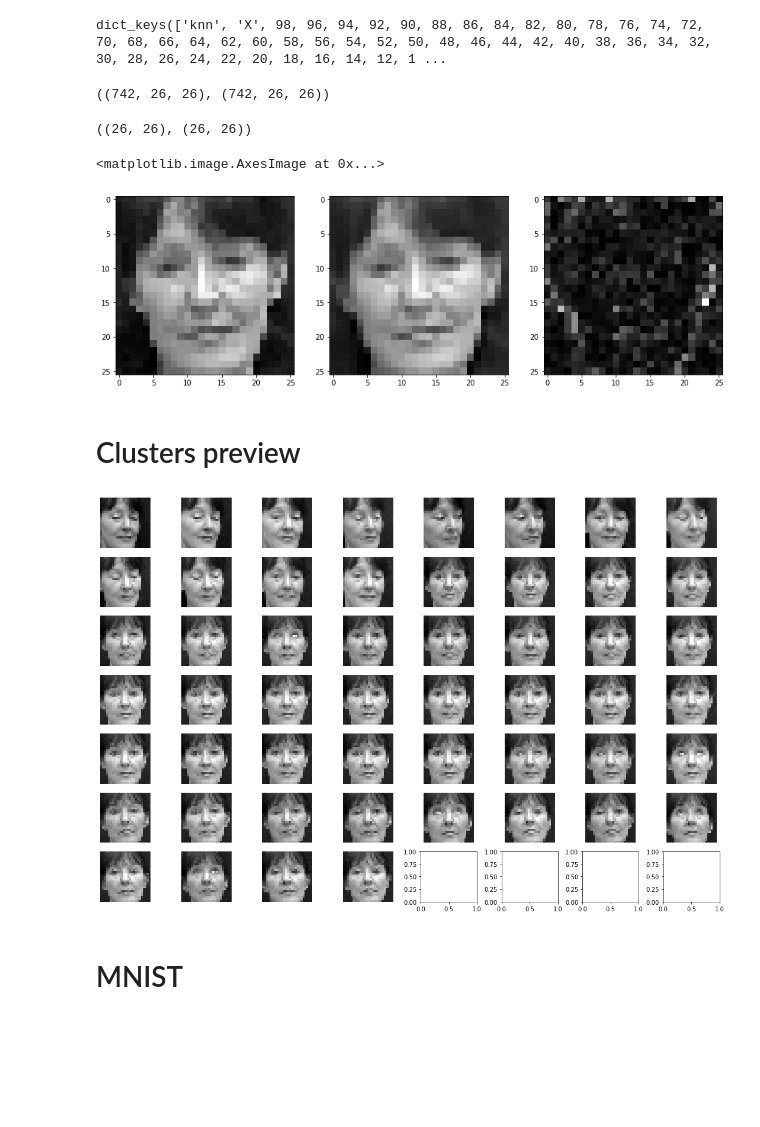
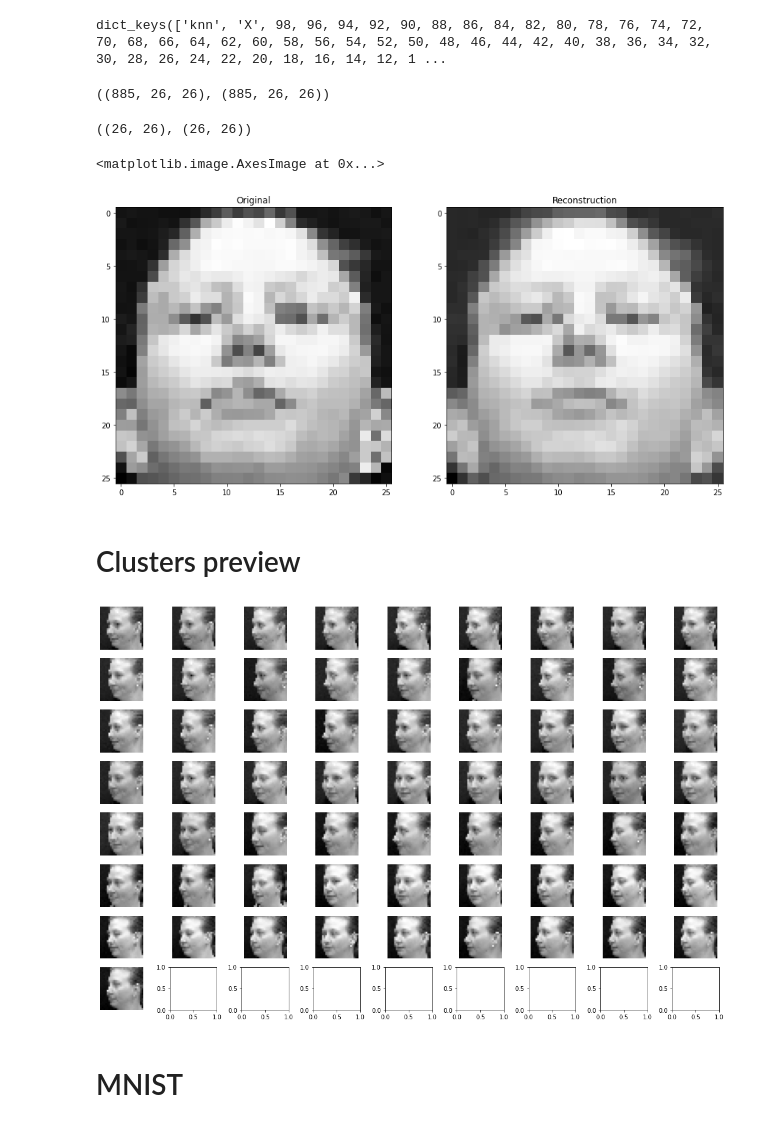
Before and after one commit to JunkyByte/ACDT, a Jupyter notebook: src/visual_saved.ipynb, the cells around one changed output. Cells and saved outputs as stored; diff of their text form; code cells hidden in the pictures; blank space fills up the shorter version.

```diff
--- a/src/visual_saved.ipynb
+++ b/src/visual_saved.ipynb
@@ -117,0 +89,36 @@ plt.show()
+# %%
+sizes = [16, 32]
+colors = ['r', 'g', 'b']
+for i, dd in enumerate(sizes):
+    with open('./saved/ckpt_bsds_%s.pickle' % dd, 'rb') as f:
+        x = pickle.load(f)
+    X = x['X']
+    x.keys()
+
+    errors = {}
+    for it in x.keys():
+        if it == 'knn' or it == 'X':
+            continue
+
+        e = []
+        C = x[it]['C']
+        for Ci in C:
+            F = Ci.F
+            P = np.dot(F, F.T)
+            samples = np.array(X[Ci.indices]).T
+            mean_pos = np.mean(samples, axis=1, keepdims=True)
+            s = samples - mean_pos
+
+            proj = np.dot(P, s)
+            e.append((s - proj)**2)
+        errors[it] = np.mean(np.concatenate(e, axis=1), axis=(0, 1))
+
+    plt.semilogy(list(errors.keys()), list(errors.values()), marker='o', color=colors[i], label='%s-dim' % dd)
+    ax = plt.gca()
+    plt.xticks(list(errors.keys())[1::2])
+    ax.yaxis.set_major_formatter(LogFormatterExponent())
+    plt.title("Natural Patches - MSRE vs N. Clusters", fontsize=18)
+    plt.xlabel('num clusters', fontsize=16)
+    plt.ylabel('log(MSRE)', fontsize=16)
+plt.legend(prop={'size': 18})
+plt.show()
@@ -152,7 +161,7 @@ ax3.imshow(np.clip(np.abs(p - s) * 255, 0, 255).astype(np.uint8), cmap='gray')
 # %% [markdown]
 # Preview VIDTIMIT reconstruction
 # %%
-subject = 0
+subject = 1
 with open('./saved/ckpt_vidtimit_%s.pickle' % subject, 'rb') as f:
     x = pickle.load(f)
 X = x['X']
@@ -160,7 +169,7 @@ x.keys()
 # %% [output]
 dict_keys(['knn', 'X', 98, 96, 94, 92, 90, 88, 86, 84, 82, 80, 78, 76, 74, 72, 70, 68, 66, 64, 62, 60, 58, 56, 54, 52, 50, 48, 46, 44, 42, 40, 38, 36, 34, 32, 30, 28, 26, 24, 22, 20, 18, 16, 14, 12, 1 ...
 # %%
-k = 14 # Number of clusters in checkpoint to use for reconstruction
+k = 12 # Number of clusters in checkpoint to use for reconstruction
 proj = []
 samples = []
 
@@ -179,7 +188,7 @@ proj = np.concatenate(proj, axis=0).reshape((-1, 26, 26))
 samples = np.concatenate(samples, axis=0).reshape((-1, 26, 26))
 proj.shape, samples.shape
 # %% [output]
-((742, 26, 26), (742, 26, 26))
+((885, 26, 26), (885, 26, 26))
 # %%
 from datasets_util import load_vidtimit
 X_og = load_vidtimit('../data/vidtimit/', subject=subject, skip_pickle=False)
@@ -189,22 +198,23 @@ mean.shape, std.shape
 # %% [output]
 ((26, 26), (26, 26))
 # %%
-ith = 50
+ith = 790
 s = samples[ith]
 p = proj[ith]
 
-fig, (ax1, ax2, ax3) = plt.subplots(1, 3)
+fig, (ax1, ax2) = plt.subplots(1, 2)
 
+ax1.set_title('Original')
 ax1.imshow(s * std + mean, cmap='gray')
+ax2.set_title('Reconstruction')
 ax2.imshow(p * std + mean, cmap='gray')
-ax3.imshow(np.abs(p - s), cmap='gray')
 # %% [output]
 <matplotlib.image.AxesImage at 0x...>
-[figure, old version]
+[figure, new version]
 # %% [markdown]
 # Clusters preview
 # %%
-ith = 2
+ith = 0
 Ci = C[ith]
 fig, axs = plt.subplots(nrows=int(np.sqrt(len(Ci.indices))), ncols=int(np.sqrt(len(Ci.indices)) + 1))
 for i, ax in enumerate(axs.flat):
@@ -215,7 +225,7 @@ for i, ax in enumerate(axs.flat):
     ax.imshow((s.reshape((26, 26)) * std + mean), cmap='gray')
 fig.tight_layout()
 # %% [output]
-[figure, old version]
+[figure, new version]
 # %% [markdown]
 # MNIST
 # %%
```
Also changed, not shown: parts of 16 cells of this notebook, 40 other files.
